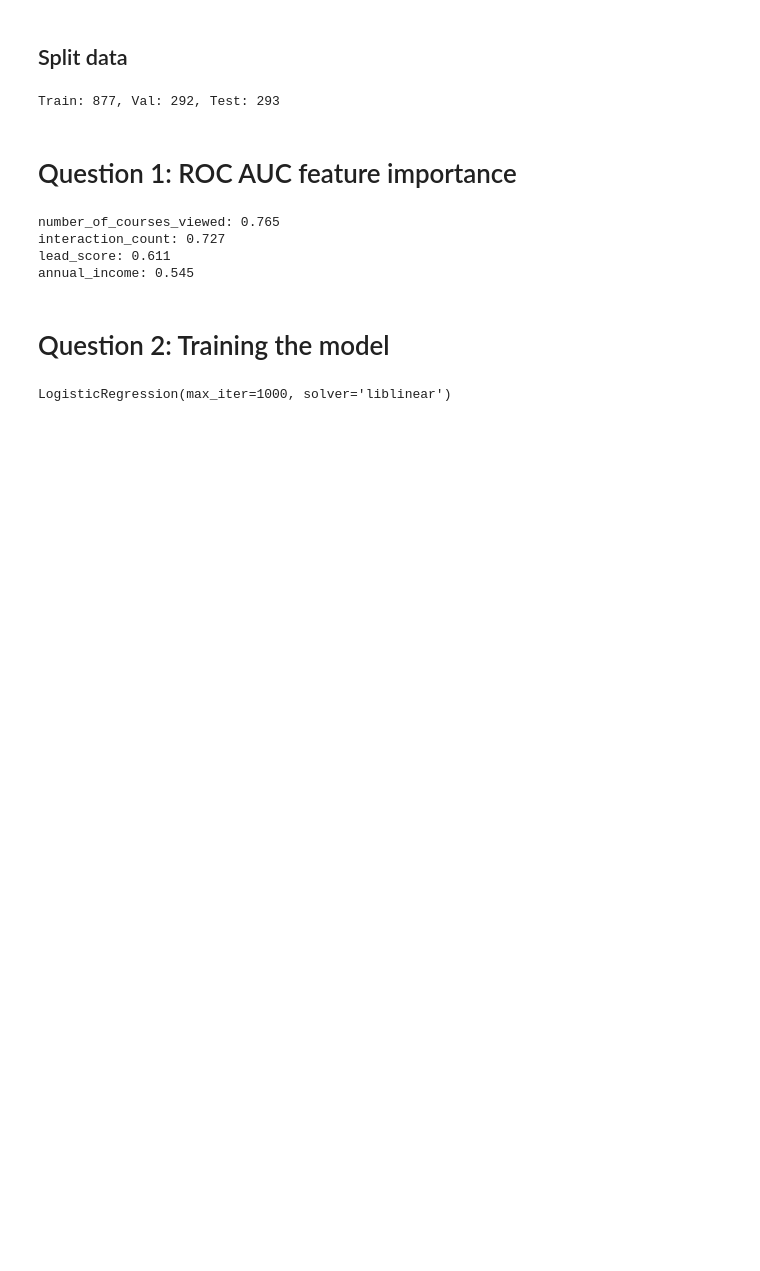
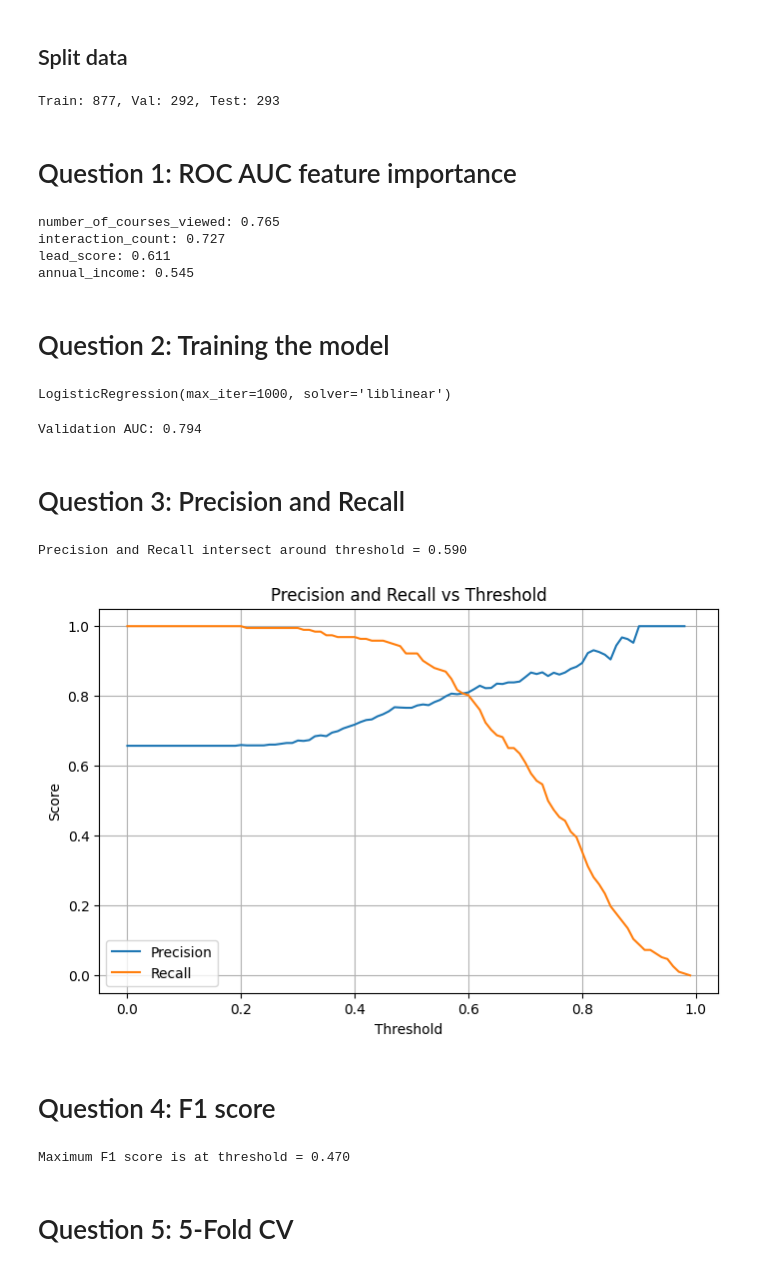
Before and after one commit to nixonline/machine-learning-zoomcamp-homework, a Jupyter notebook: 04-evaluation/homework.ipynb, the cells around one changed output. Drawn from its saved outputs; the diff is of its cells as text; code cells hidden in the pictures; blank space fills up the shorter version.

```diff
--- a/04-evaluation/homework.ipynb
+++ b/04-evaluation/homework.ipynb
@@ -103,7 +108,16 @@ X_train = dv.fit_transform(train_dict)
 # %%
 model = LogisticRegression(solver='liblinear', C=1.0, max_iter=1000)
-model.fit(X_train, y_train)
+model.fit(X_train_dv, y_train)
 # %% [output]
 LogisticRegression(max_iter=1000, solver='liblinear')
 # %%
-auc_scores()
+y_pred_val = model.predict_proba(X_val_dv)[:, 1]
+auc = roc_auc_score(y_val, y_pred_val)
+print(f"Validation AUC: {auc:.3f}")
+# %% [output]
+Validation AUC: 0.794
+# %% [markdown]
+# Question 3: Precision and Recall
+# %%
+actual_positive = (y_val == 1)
+actual_negative = (y_val == 0)
@@ -109,0 +141,39 @@ auc_scores()
+# %%
+precision = np.array(precision, dtype=float)
+recall = np.array(recall, dtype=float)
+
+# Create a mask to exclude invalid values
+valid_mask = ~(
+    np.isnan(precision) |
+    np.isnan(recall) |
+    np.isinf(precision) |
+    np.isinf(recall)
+)
+
+# Apply mask to all arrays
+precision_valid = precision[valid_mask]
+recall_valid = recall[valid_mask]
+thresholds_valid = thresholds[valid_mask]
+
+# Compute intersection only on valid values
+diff = np.abs(precision_valid - recall_valid)
+best_idx = diff.argmin()
+best_thresh = thresholds_valid[best_idx]
+
+print(f"Precision and Recall intersect around threshold = {best_thresh:.3f}")
+# %% [output]
+Precision and Recall intersect around threshold = 0.590
+# %%
+plt.figure(figsize=(8,5))
+plt.plot(thresholds, precision, label='Precision')
+plt.plot(thresholds, recall, label='Recall')
+plt.xlabel('Threshold')
+plt.ylabel('Score')
+plt.title('Precision and Recall vs Threshold')
+plt.legend()
+plt.grid(True)
+plt.show()
+# %% [output]
+[figure, added]
+# %% [markdown]
+# Question 4: F1 score
@@ -109,0 +197,10 @@ auc_scores()
+# %%
+f1_scores = np.array(f1_scores)
+best_idx = f1_scores.argmax()  # index of maximal F1
+best_thresh = thresholds[best_idx]
+
+print(f"Maximum F1 score is at threshold = {best_thresh:.3f}")
+# %% [output]
+Maximum F1 score is at threshold = 0.470
+# %% [markdown]
+# Question 5: 5-Fold CV
```
Also changed, not shown: parts of 10 cells of this notebook.
